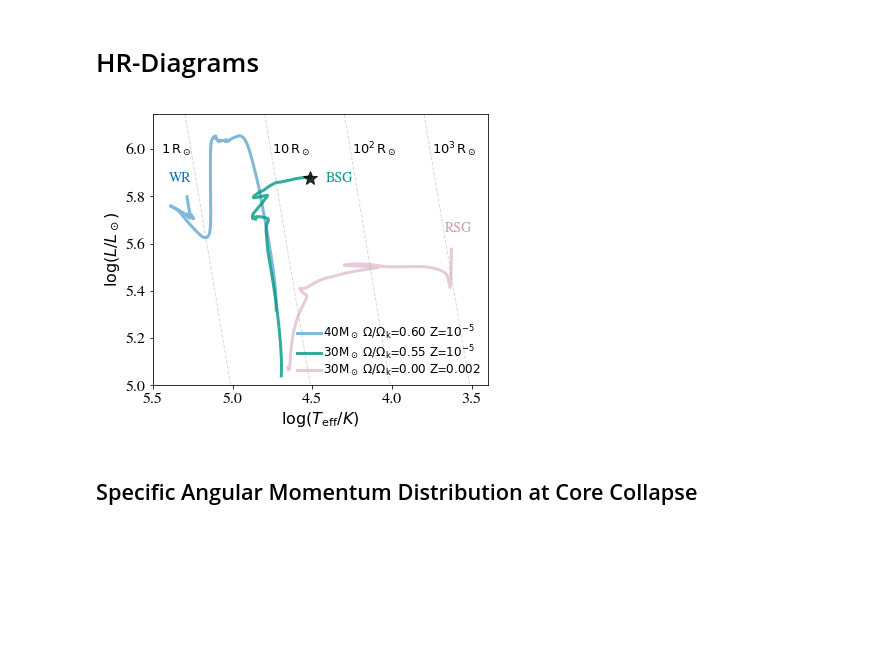
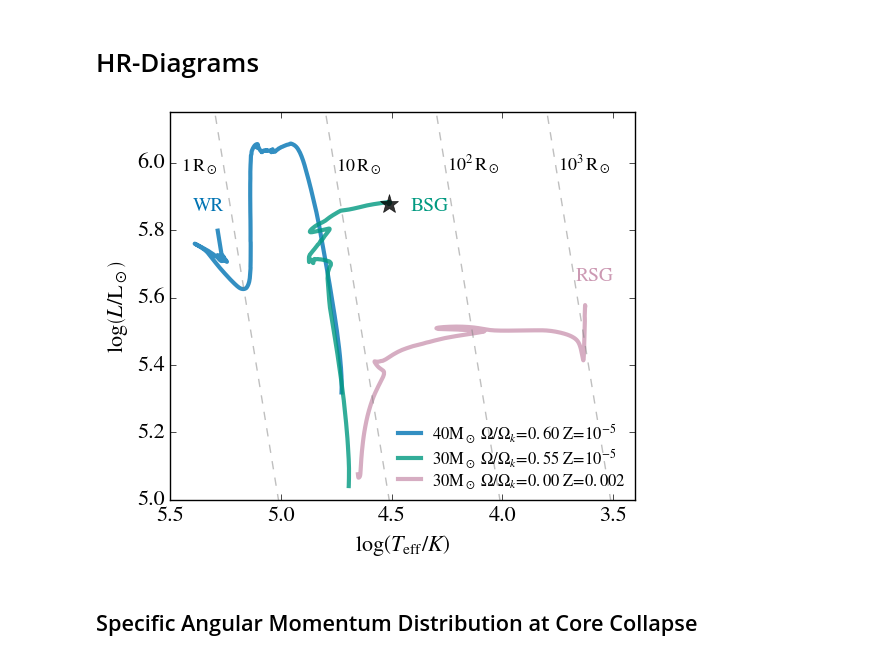
Before and after one commit to matteocantiello/ulgrb, a Jupyter notebook: hrd_mods_paper.ipynb, the cells around one changed output. Cells and saved outputs as stored; diff of their text form; code cells hidden in the pictures; blank space fills up the shorter version.

```diff
--- a/hrd_mods_paper.ipynb
+++ b/hrd_mods_paper.ipynb
@@ -32,6 +59,7 @@ def find_h1(h1,model,val):
 def const_radius_on_hrd(T,R):
     return 4*np.pi*R**2*c.sigmaSB*T**4
 # %%
+# Define some colors
 BLACK      = (0.00,0.00,0.00)
 ORANGE     = (0.90,0.60,0.00)
 SKY_BLUE   = (0.35,0.70,0.90)
@@ -42,15 +70,17 @@ VERMILLION = (0.80,0.40,0.00)
 RED_PURPLE = (0.80,0.60,0.70)
 COLORS=[ORANGE,BLUE_GREEN,SKY_BLUE,RED_PURPLE,VERMILLION,YELLOW,BLUE,BLACK]
 
-# set some global options
+# Set some global plot options
 plt.rcParams['figure.figsize'] = (6,5)
 plt.rcParams['legend.frameon'] = False
 plt.rcParams['legend.fontsize'] = 14
 plt.rcParams['legend.borderpad'] = 0.1
 plt.rcParams['legend.labelspacing'] = 0.1
 plt.rcParams['legend.handletextpad'] = 0.1
-plt.rcParams['font.family'] = 'stixgeneral'
+plt.rcParams['mathtext.fontset'] = 'stix'
+plt.rcParams['font.family'] = 'STIXGeneral'
 plt.rcParams['font.size'] = 16
 # %%
+# Data folders, Laptop or Work
 DATA='/Users/mcantiello/Dropbox (Personal)/work/rosalba/'
-#DATA='/Users/mcantiello/Dropbox-personal/Dropbox (Personal)/work/rosalba/'
+DATA='/Users/mcantiello/Dropbox-personal/Dropbox (Personal)/work/rosalba/'
@@ -65,67 +87,50 @@ color=[BLUE,BLUE_GREEN,RED_PURPLE,VERMILLION,ORANGE,YELLOW]
+# %%
+# Model locations and names
+MODS=['40D06','30D055','30B00']
+names=[r' $40 {\rm M}_\odot  \; \Omega/\Omega_k$=$0.60 \ {\rm Z}$=$10^{-5}$', r' $30 {\rm M}_\odot  \; \Omega/\Omega_k$=$0.55 \ {\rm Z}$=$10^{-5}$',r' $30 {\rm M}_\odot  \; \Omega/\Omega_k$=$0.00 \ {\rm Z}$=$0.002$']
 # %% [markdown]
 # HR-Diagrams
 # %%
 tt=np.arange(3,5,0.01)
 ii=0
+color=[BLUE,BLUE_GREEN,RED_PURPLE,VERMILLION,ORANGE,YELLOW]
 for models in MODS:
     chosen_model=DATA+models+'/LOGS/'
     h = mr.MesaData(chosen_model+'history.data')
     h1=h.center_h1
     logl=h.log_L
     logt=h.log_Teff
     loglh=h.log_LH
     model = h.model_number
     tams=find_h1(h1,model,0.1)
-    plt.plot(logt,logl,linestyle='-',linewidth=3,alpha=alpha[ii],label=names[ii],color=color[ii])
-    #ax.plot(logt,logl,linestyle='--',linewidth=8,color=COLORS[ii],alpha=0.5)
-    #ax.plot(logt,logl,marker='s',color=BLACK,alpha=0.8,markersize=12)
+    plt.plot(logt,logl,linestyle='-',linewidth=3,alpha=0.8,label=names[ii],color=color[ii])
     ii=ii+1
 legend = plt.legend(loc='lower right',prop={'size':12})
-#leg=ax.legend(loc=4,fontsize=13,scatterpoints=1)
-#label=plt.legend(loc=1,fontsize=10,scatterpoints=1)
-#leg.draw_frame(False)
-#plt.plot(tt,np.log10(const_radius_on_hrd(10**tt,5*c.rsun)/c.lsun),linestyle='--',linewidth=1,color='grey',alpha=0.3)
 tt2=np.arange(4.5,5.5,0.1)
-plt.plot(tt2,np.log10(const_radius_on_hrd(10**tt2,1*c.rsun)/c.lsun),linestyle='--',linewidth=1,color='grey',alpha=0.3)
-plt.plot(tt,np.log10(const_radius_on_hrd(10**tt,10*c.rsun)/c.lsun),linestyle='--',linewidth=1,color='grey',alpha=0.3)
-#plt.plot(tt,np.log10(const_radius_on_hrd(10**tt,25*c.rsun)/c.lsun),linestyle='--',linewidth=1,color='grey',alpha=0.3)
-#plt.plot(tt,np.log10(const_radius_on_hrd(10**tt,50*c.rsun)/c.lsun),linestyle='--',linewidth=1,color='grey',alpha=0.3)
-plt.plot(tt,np.log10(const_radius_on_hrd(10**tt,100*c.rsun)/c.lsun),linestyle='--',linewidth=1,color='grey',alpha=0.3)
-plt.plot(tt,np.log10(const_radius_on_hrd(10**tt,1000*c.rsun)/c.lsun),linestyle='--',linewidth=1,color='grey',alpha=0.3)
+plt.plot(tt2,np.log10(const_radius_on_hrd(10**tt2,1*c.rsun)/c.lsun),linestyle='--',linewidth=1,color='grey',alpha=0.5)
+plt.plot(tt,np.log10(const_radius_on_hrd(10**tt,10*c.rsun)/c.lsun),linestyle='--',linewidth=1,color='grey',alpha=0.5)
+plt.plot(tt,np.log10(const_radius_on_hrd(10**tt,100*c.rsun)/c.lsun),linestyle='--',linewidth=1,color='grey',alpha=0.5)
+plt.plot(tt,np.log10(const_radius_on_hrd(10**tt,1000*c.rsun)/c.lsun),linestyle='--',linewidth=1,color='grey',alpha=0.5)
 
 h = mr.MesaData(DATA+'30D055'+'/LOGS/'+'history.data')
 h1=h.center_h1
 logl=h.log_L
 logt=h.log_Teff
 plt.plot(logt[-1],logl[-1],marker='*',color=BLACK,alpha=0.8,markersize=14)
-
-#plt.plot(tt,np.log10(const_radius_on_hrd(10**tt,200*c.rsun)/c.lsun),linestyle='--',linewidth=1,color='grey',alpha=0.3)
-
-#plt.xlim([4.9,3.8])
 plt.axis([5.5,3.4, 5, 6.15])
-##plt.grid()
 plt.xlabel(r'$\log \left( T_{\rm eff} / K \right)$')
-plt.ylabel(r'$\log \left( L / L_\odot \right)$')
-#plt.axis([4.2, 3.4, -0.25, 4.75])
-#plt.colorbar(label=r'$\log( L_{\rm decay}/L)$')
-#plt.title('Z = 0.00001') #1/200 Zsun
+plt.ylabel(r'$\log \left( L / {\rm L}_\odot \right)$')
 plt.annotate(r"$1 \,\rm{R}_\odot$",(5.45,5.98),size=13)
 plt.annotate(r"$10 \,\rm{R}_\odot$",(4.75,5.98),size=13)
-#plt.annotate(r"$50 \rm{R}_\odot$",(4.55,5.95))
 plt.annotate(r"$10^2 \,\rm{R}_\odot$",(4.25,5.98),size=13)
 plt.annotate(r"$10^3 \,\rm{R}_\odot$",(3.75,5.98),size=13)
-
-
 plt.annotate(r"RSG",(3.67,5.65),size=14,color=RED_PURPLE)
 plt.annotate(r"BSG",(4.415,5.86),size=14,color=BLUE_GREEN)
 plt.annotate(r"WR",(5.4,5.86),size=14,color=BLUE)
-
-#plt.annotate(r"$10^9 \ \rm{yr}$",(3.95,1.75))
-
 FILENAME = "BSG.pdf"
 plt.savefig(FILENAME)
 # %% [output]
-[figure, old version]
+[figure, new version]
 # %% [markdown]
 ## Specific Angular Momentum Distribution at Core Collapse
 # %%
```
Also changed, not shown: parts of 23 cells of this notebook, 1 other file.
